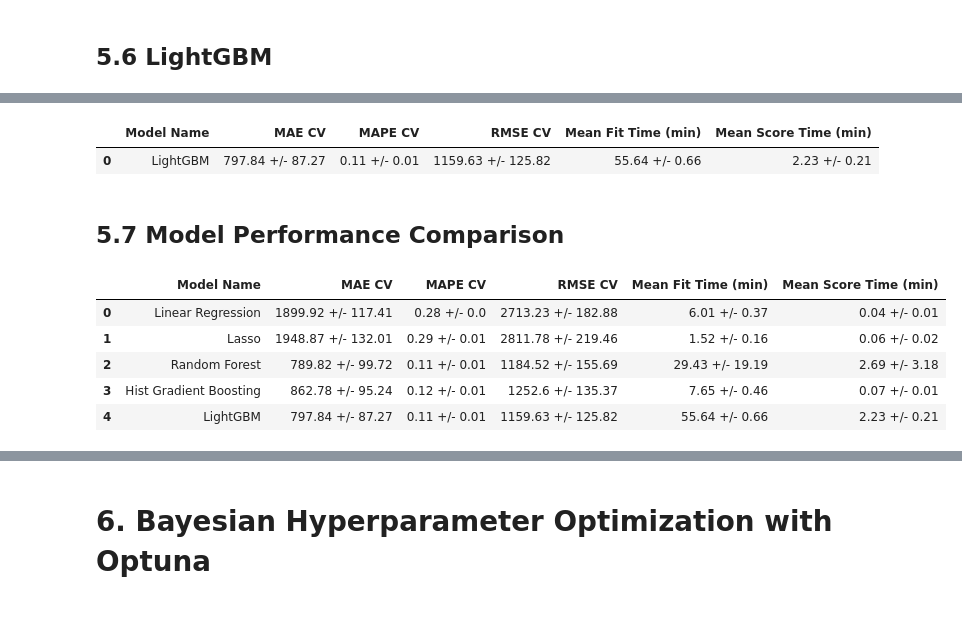
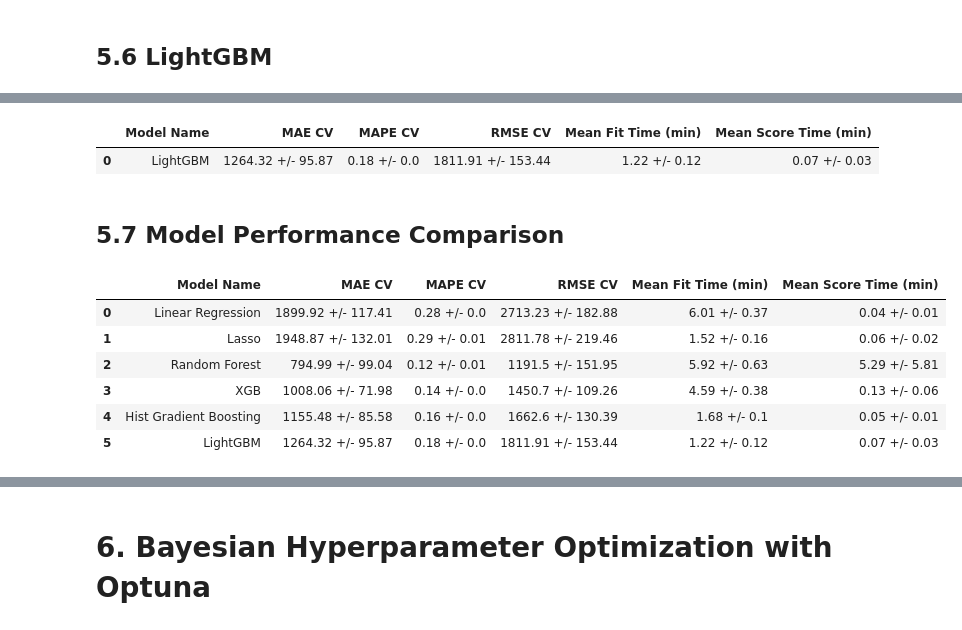
Before and after one commit to lucasstelm/rossman_sales, a Jupyter notebook: notebooks/rossman_sales_prediction.ipynb, the cells around one changed output, grey strips where cells are left out. Cells and saved outputs as stored; diff of their text form; code cells hidden in the pictures.

```diff
--- a/notebooks/rossman_sales_prediction.ipynb
+++ b/notebooks/rossman_sales_prediction.ipynb
@@ -629,7 +640,7 @@ rf_pipeline = Pipeline(steps=[('missing_value_imputer', MissingValueImputer()),
                               ('scaler', Scaler()),
                               ('encoder', Encoder()),
                             #   ('feature_selection', SelectPercentile(mutual_info_regression, percentile=100)),
-                              ('model', TransformedTargetRegressor(RandomForestRegressor(n_estimators=100, n_jobs=-1, random_state=1), func=np.log1p, inverse_func=np.expm1))
+                              ('model', TransformedTargetRegressor(RandomForestRegressor(n_estimators=50, n_jobs=-1, random_state=1), func=np.log1p, inverse_func=np.expm1))
                               ])
 rf_pipeline
 # %% [output]
@@ -666,13 +675,7 @@ xgb_pipeline = Pipeline(steps=[('missing_value_imputer', MissingValueImputer()),
                                ('scaler', Scaler()),
                                ('encoder', Encoder()),
                             #    ('feature_selection', SelectPercentile(mutual_info_regression, percentile=100)),
-                               ('model', TransformedTargetRegressor(xgb.XGBRegressor(objective='reg:squarederror',
-                                                                                      n_estimators=1000,
-                                                                                      max_depth=10,
-                                                                                      subsample=0.7,
-                                                                                      colsample_bytree=0.9,
-                                                                                      min_child_weight = 3),
-                                                                    func=np.log1p, inverse_func=np.expm1))
+                               ('model', TransformedTargetRegressor(xgb.XGBRegressor(objective='reg:squarederror'), func=np.log1p, inverse_func=np.expm1))
                                 ])
 xgb_pipeline
 # %% [output]
@@ -715,7 +718,7 @@ hgb_pipeline = Pipeline(steps=[('missing_value_imputer', MissingValueImputer()),
                               ('scaler', Scaler()),
                               ('encoder', Encoder()),
                             #   ('feature_selection', SelectPercentile(mutual_info_regression, percentile=100)),
-                              ('model', TransformedTargetRegressor(HistGradientBoostingRegressor(max_iter=500, max_leaf_nodes=80), func=np.log1p, inverse_func=np.expm1))
+                              ('model', TransformedTargetRegressor(HistGradientBoostingRegressor(max_leaf_nodes=80), func=np.log1p, inverse_func=np.expm1))
                               ])
 hgb_pipeline
 # %% [output]
@@ -752,22 +751,7 @@ lgbm_pipeline = Pipeline(steps=[('missing_value_imputer', MissingValueImputer())
                                 ('scaler', Scaler()),
                                 ('encoder', Encoder()),
                                 # ('feature_selection', SelectPercentile(mutual_info_regression, percentile=100)),
-                                ('model', TransformedTargetRegressor(LGBMRegressor(
-                                                                                #   num_leaves=300,
-                                                                                #   learning_rate=0.01,
-                                                                                #   n_estimators=2000,
-                                                                                    n_estimators=10000,
-                                                                                    learning_rate=0.05,
-                                                                                    num_leaves=2840,
-                                                                                    max_depth=12,
-                                                                                    min_child_samples=400,
-                                                                                    reg_alpha=0,
-                                                                                    reg_lambda=30,
-                                                                                    min_split_gain=0.005564682383302044,
-                                                                                    subsample=0.9,
-                                                                                    subsample_freq=1,
-                                                                                    colsample_bytree=0.9),
-                                                                    func=np.log1p, inverse_func=np.expm1))
+                                ('model', TransformedTargetRegressor(LGBMRegressor(num_leaves=50), func=np.log1p, inverse_func=np.expm1))
                                 ])
 
 lgbm_pipeline
@@ -802,17 +776,18 @@ lgbm_cv_df = cv_results_to_dataframe(lgbm_cv_results, 'LightGBM')
 lgbm_cv_df
 # %% [output]
 |  | Model Name | MAE CV | MAPE CV | RMSE CV | Mean Fit Time (min) | Mean Score Time (min) |
-| 0 | LightGBM | 797.84 +/- 87.27 | 0.11 +/- 0.01 | 1159.63 +/- 125.82 | 55.64 +/- 0.66 | 2.23 +/- 0.21 |
+| 0 | LightGBM | 1264.32 +/- 95.87 | 0.18 +/- 0.0 | 1811.91 +/- 153.44 | 1.22 +/- 0.12 | 0.07 +/- 0.03 |
 # %% [markdown]
 ## 5.7 Model Performance Comparison
 # %%
-models_cv = pd.concat([linear_regression_cv_df, lasso_cv_df, random_forest_cv_df, hgb_cv_df, lgbm_cv_df]).reset_index(drop=True)
+models_cv = pd.concat([linear_regression_cv_df, lasso_cv_df, random_forest_cv_df, xgb_cv_df, hgb_cv_df, lgbm_cv_df]).reset_index(drop=True)
 
 models_cv
 # %% [output]
 |  | Model Name | MAE CV | MAPE CV | RMSE CV | Mean Fit Time (min) | Mean Score Time (min) |
 | 0 | Linear Regression | 1899.92 +/- 117.41 | 0.28 +/- 0.0 | 2713.23 +/- 182.88 | 6.01 +/- 0.37 | 0.04 +/- 0.01 |
 | 1 | Lasso | 1948.87 +/- 132.01 | 0.29 +/- 0.01 | 2811.78 +/- 219.46 | 1.52 +/- 0.16 | 0.06 +/- 0.02 |
-| 2 | Random Forest | 789.82 +/- 99.72 | 0.11 +/- 0.01 | 1184.52 +/- 155.69 | 29.43 +/- 19.19 | 2.69 +/- 3.18 |
-| 3 | Hist Gradient Boosting | 862.78 +/- 95.24 | 0.12 +/- 0.01 | 1252.6 +/- 135.37 | 7.65 +/- 0.46 | 0.07 +/- 0.01 |
-| 4 | LightGBM | 797.84 +/- 87.27 | 0.11 +/- 0.01 | 1159.63 +/- 125.82 | 55.64 +/- 0.66 | 2.23 +/- 0.21 |
+| 2 | Random Forest | 794.99 +/- 99.04 | 0.12 +/- 0.01 | 1191.5 +/- 151.95 | 5.92 +/- 0.63 | 5.29 +/- 5.81 |
+| 3 | XGB | 1008.06 +/- 71.98 | 0.14 +/- 0.0 | 1450.7 +/- 109.26 | 4.59 +/- 0.38 | 0.13 +/- 0.06 |
+| 4 | Hist Gradient Boosting | 1155.48 +/- 85.58 | 0.16 +/- 0.0 | 1662.6 +/- 130.39 | 1.68 +/- 0.1 | 0.05 +/- 0.01 |
+| 5 | LightGBM | 1264.32 +/- 95.87 | 0.18 +/- 0.0 | 1811.91 +/- 153.44 | 1.22 +/- 0.12 | 0.07 +/- 0.03 |
```
Also changed, not shown: parts of 20 cells of this notebook, 1 other file.
